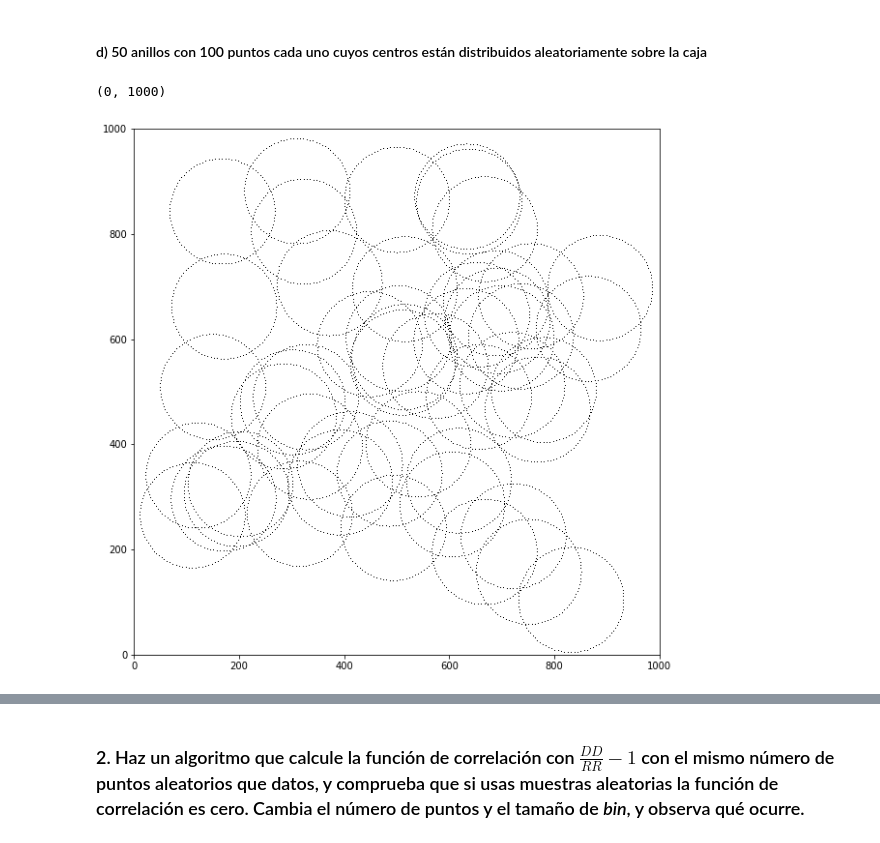
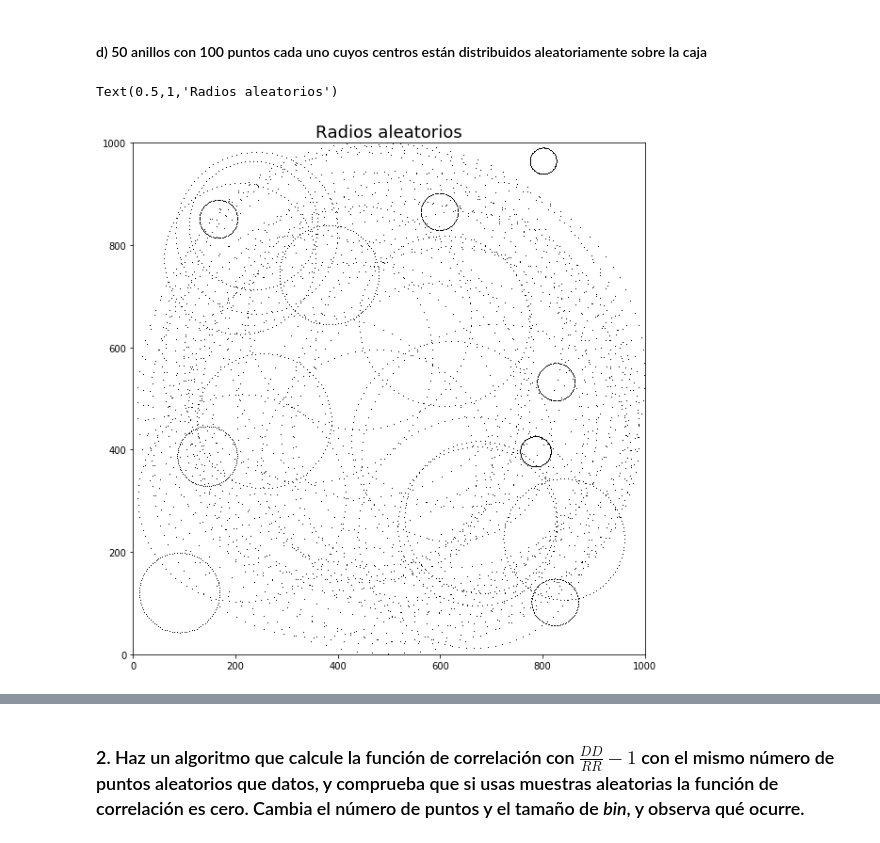
Before and after one commit to CosmoStats/cosmostats2018-Pagutri, a Jupyter notebook: 2daParte/Ejercicio2/ejercicios_2.ipynb, the cells around one changed output, grey strips where cells are left out. Drawn from its saved outputs; the diff is of its cells as text; code cells hidden in the pictures.

```diff
--- a/2daParte/Ejercicio2/ejercicios_2.ipynb
+++ b/2daParte/Ejercicio2/ejercicios_2.ipynb
@@ -114,36 +118,45 @@ plt.ylim([0, box_size])
 # %% [markdown]
 #### d) 50 anillos con 100 puntos cada uno cuyos centros están distribuidos aleatoriamente sobre la caja
 # %%
-# Sin condiciones periódicas. Ningún anillo se sale de la caja.
-# Anillos del mismo radio.
-box_size = 1000
-n_rings = 50
-n_points = 100
-radius = 100.0
-
-def draw_ring(x_0, y_0, r, n_points):
+def draw_ring(x_0, y_0, radius, n_points):
     X = []
-    Y =[]
+    Y = []
     delta = 2.0 * math.pi / float(n_points)
 
     for i in range(n_points):
         theta = i * delta
-        x = x_0 + r * math.cos(theta)
-        y = y_0 + r * math.sin(theta)
+        x = x_0 + radius * math.cos(theta)
+        y = y_0 + radius * math.sin(theta)
 
         X.append(x)
         Y.append(y)
 
-    plt.plot(X, Y, 'k,')
-
-for i in range(n_rings):
-    x_0 = radius + (box_size - 2.0 * radius) * random.random()
-    y_0 = radius + (box_size - 2.0 * radius) * random.random()
-    draw_ring(x_0, y_0, radius, n_points)
-
-plt.gca().set_aspect('equal')
-plt.xlim([0, box_size])
-plt.ylim([0, box_size])
+    return X, Y
-# %% [output]
-(0, 1000)
-[figure, removed]
+# %%
+# Sin condiciones periódicas. Ningún anillo se sale de la caja.
+def rand_circles_dist(box_size, n_rings, n_points_p_ring):
+    radius = float(box_size) * random.random() / 2.0
+    x_0 = radius + (box_size - 2.0 * radius) * random.random()
+    y_0 = radius + (box_size - 2.0 * radius) * random.random()
+    X, Y = draw_ring(x_0, y_0, radius, n_points_p_ring)
+
+    for i in range(n_rings - 1):
+        radius = float(box_size) * random.random() / 2.0
+        x_0 = radius + (box_size - 2.0 * radius) * random.random()
+        y_0 = radius + (box_size - 2.0 * radius) * random.random()
+        x_c, y_c = draw_ring(x_0, y_0, radius, n_points_p_ring)
+        X = np.concatenate((X, x_c), axis = None)
+        Y = np.concatenate((Y, y_c), axis = None)
+
+    return X, Y
+# %%
+box_size = 1000
+X, Y = rand_circles_dist(box_size, 50, 100)
+plt.plot(X, Y, 'k,')
+plt.gca().set_aspect('equal')
+plt.xlim([0, box_size])
+plt.ylim([0, box_size])
+plt.title("Radios aleatorios", fontsize = 18)
+# %% [output]
+Text(0.5,1,'Radios aleatorios')
+[figure, added]
```
Also changed, not shown: parts of 10 cells of this notebook.
